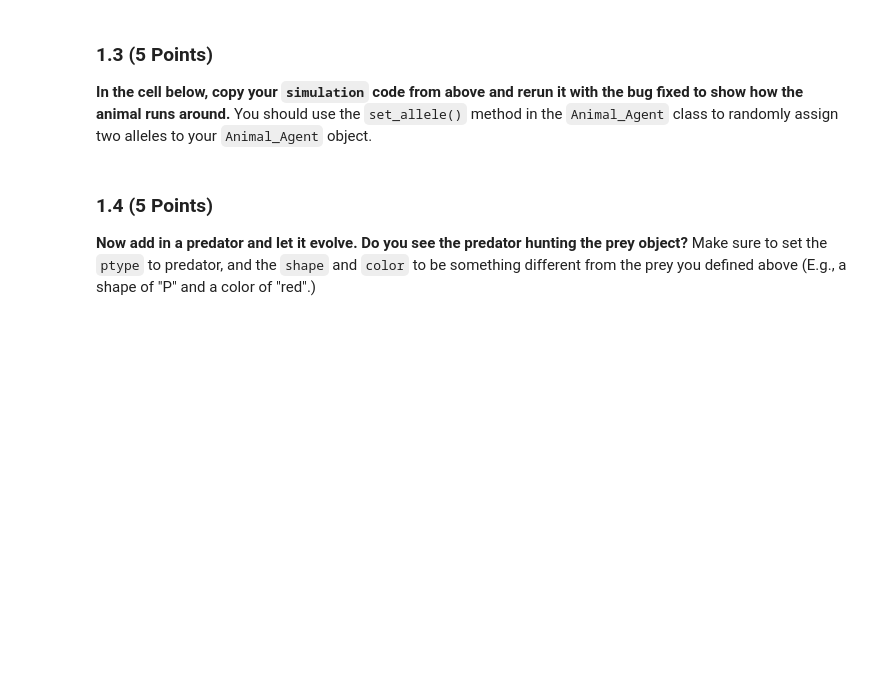
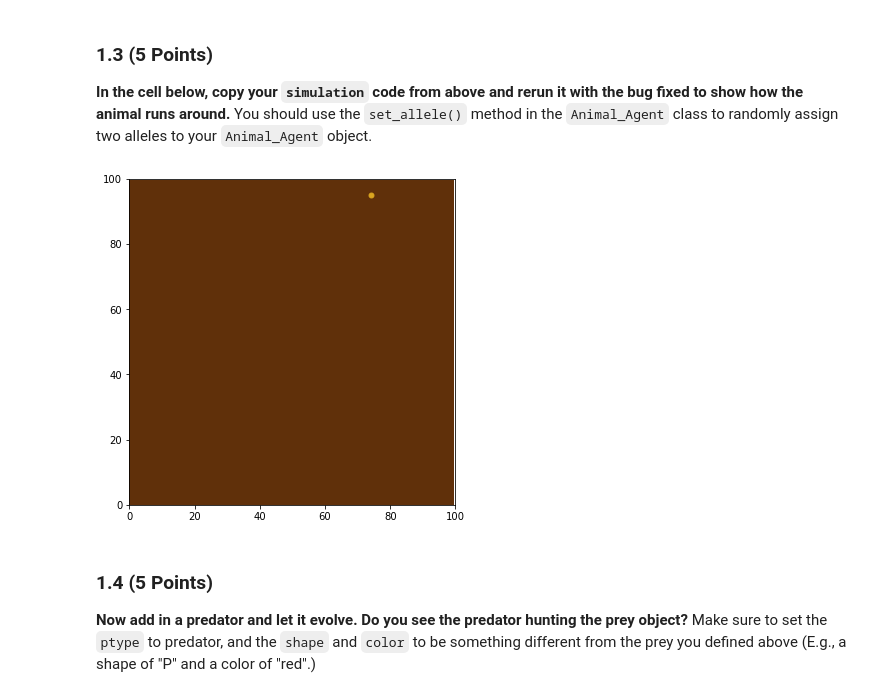
Before and after one commit to pascoela/CMSE202-s23-turnin, a Jupyter notebook: hw-03-branch/HW3_ABMs_Laura Pascoe.ipynb, the cells around one changed output. Saved outputs shown, nothing was run; the diff lists cells and outputs as text; code cells hidden in the pictures; blank space fills up the shorter version.

```diff
--- a/hw-03-branch/HW3_ABMs_Laura Pascoe.ipynb
+++ b/hw-03-branch/HW3_ABMs_Laura Pascoe.ipynb
@@ -81,3 +88,12 @@ Construct a new `Environment` object and a new `Animal_Agent` object. Specify th
+# %%
+animal_test = Animal_Agent(sex = "F")
+environ_test = Environment()
+environ_test.add_agent(animal_test)
+animal_test.set_allele(1,0)
+
+environ_test.simulate(20)
+# %% [output]
+[figure, added]
 # %% [markdown]
 ### 1.4 (5 Points)
 
```
Also changed, not shown: parts of 21 cells of this notebook.
